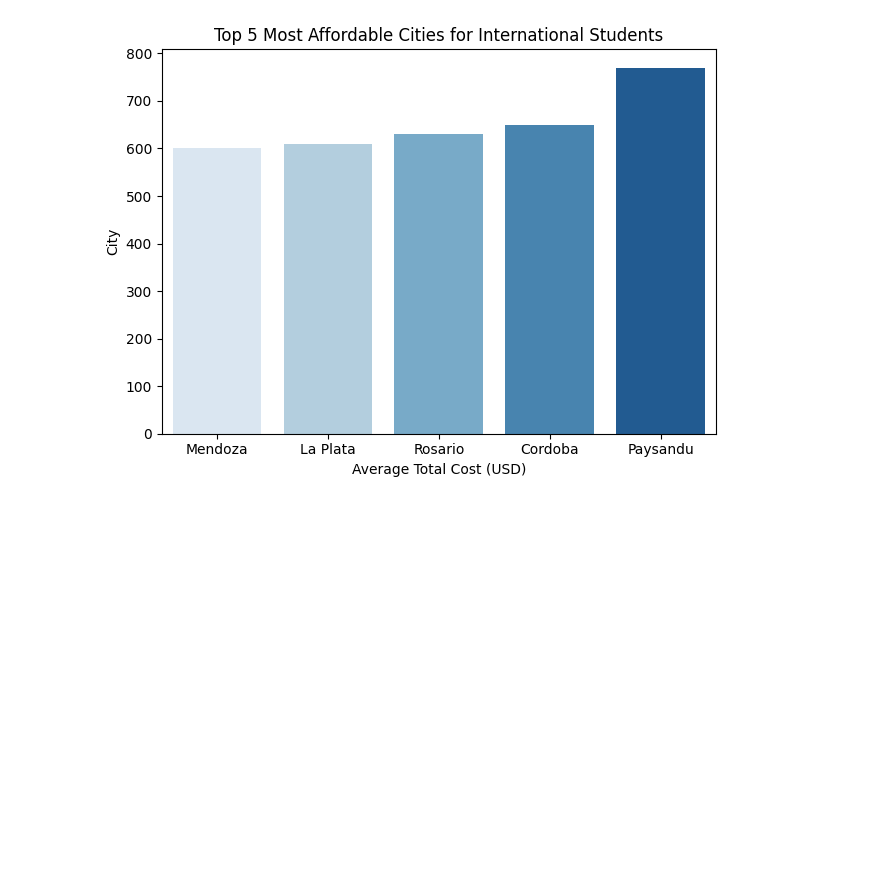
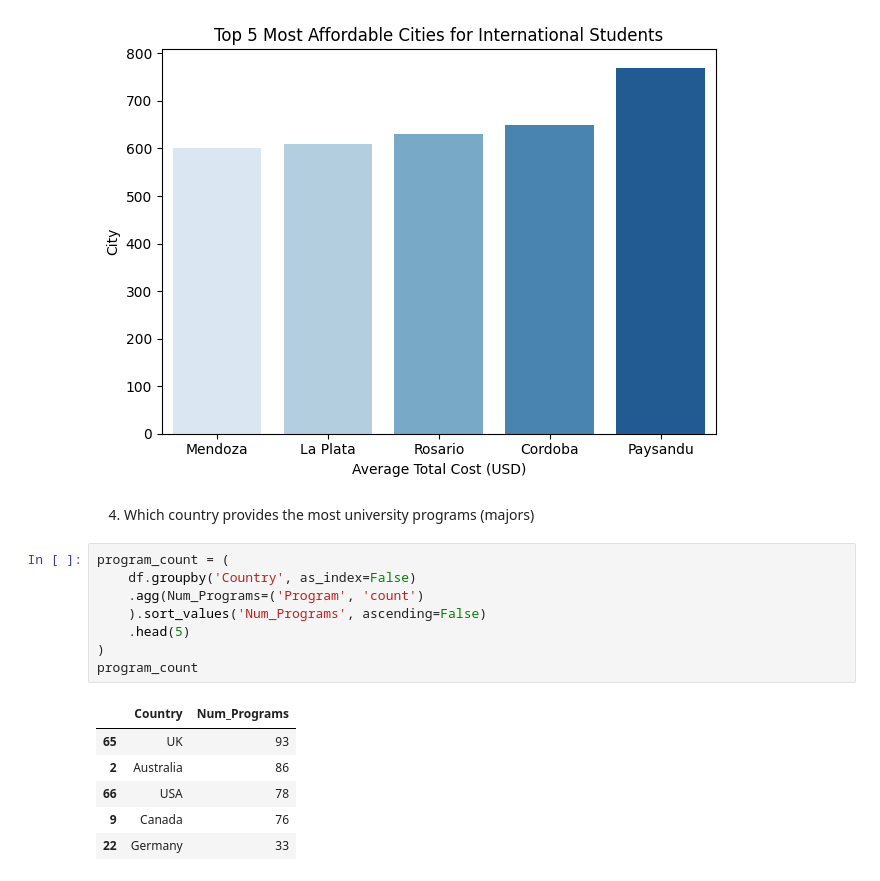
Before and after one commit to ChhailengTim/data_science_basic, a Jupyter notebook: Final Project/main/test.ipynb, the cells around one changed output. Drawn from its saved outputs; the diff is of its cells as text; blank space fills up the shorter version.

```diff
--- a/Final Project/main/test.ipynb
+++ b/Final Project/main/test.ipynb
@@ -183,3 +183,20 @@ Passing `palette` without assigning `hue` is deprecated and will be removed in v
 
   sns.barplot(data=avg_cost_by_city, x='City', y='Avg_Total_Cost_By_City', palette='Blues')
 [figure]
+# %% [markdown]
+4. Which country provides the most university programs (majors)
+# %%
+program_count = (
+    df.groupby('Country', as_index=False)
+    .agg(Num_Programs=('Program', 'count')
+    ).sort_values('Num_Programs', ascending=False)
+    .head(5)
+)
+program_count
+# %% [output]
+|  | Country | Num_Programs |
+| 65 | UK | 93 |
+| 2 | Australia | 86 |
+| 66 | USA | 78 |
+| 9 | Canada | 76 |
+| 22 | Germany | 33 |
```
Also changed, not shown: parts of 5 cells of this notebook, 3 other files.
